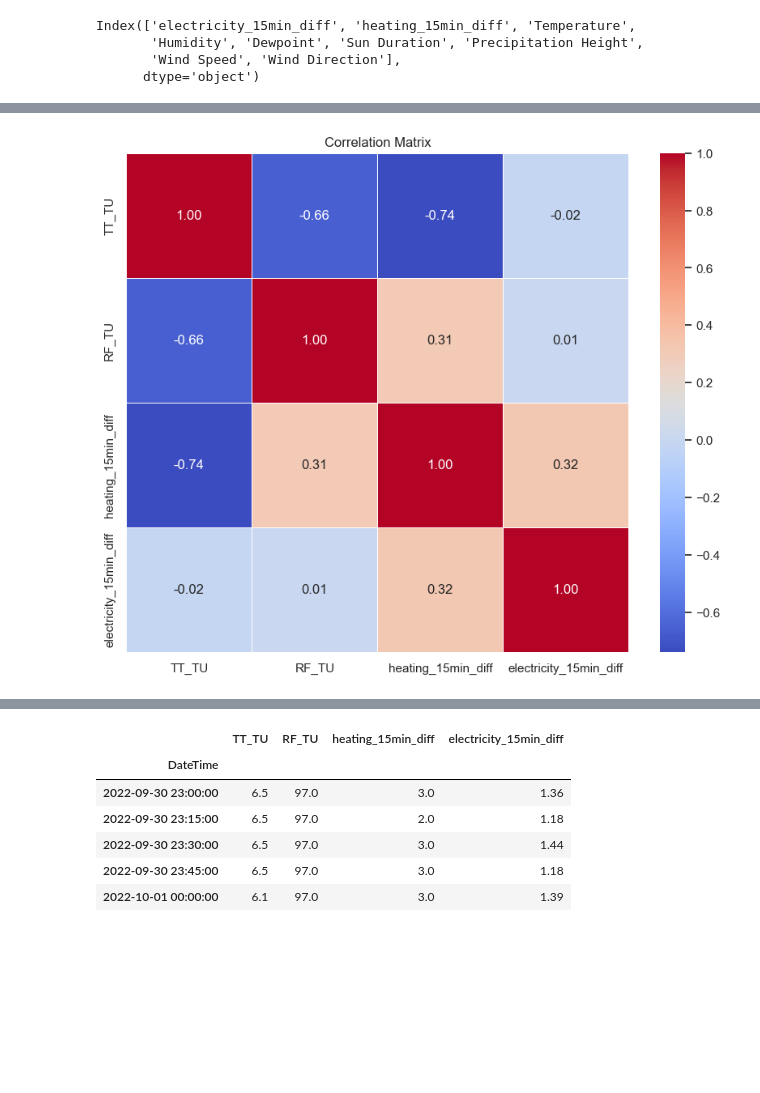
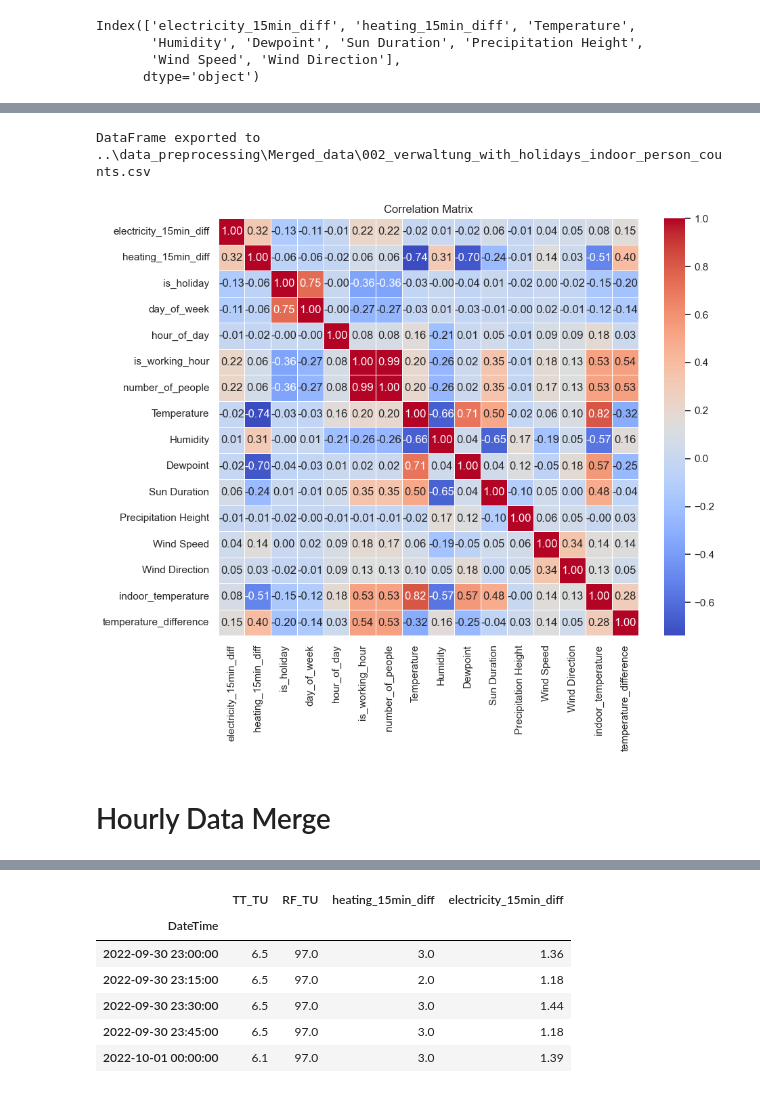
Before and after one commit to Albertyao1993/ECM_Prediction, a Jupyter notebook: EDA/Merge_data_demo.ipynb, the cells around one changed output, grey strips where cells are left out. Cells and saved outputs as stored; diff of their text form; code cells hidden in the pictures; blank space fills up the shorter version.

```diff
--- a/EDA/Merge_data_demo.ipynb
+++ b/EDA/Merge_data_demo.ipynb
@@ -163,0 +188,2 @@ Index(['electricity_15min_diff', 'heating_15min_diff', 'Temperature',
+# %%
+df_merged_count_person = df_with_indoor_person.merge(df_weather, on='DateTime', how='left')
@@ -163,0 +206,4 @@ Index(['electricity_15min_diff', 'heating_15min_diff', 'Temperature',
+# %%
+df_merged_count_person.fillna(method='ffill', inplace=True)
+# %%
+df_merged_count_person.set_index('DateTime', inplace=True)
@@ -163,0 +235,6 @@ Index(['electricity_15min_diff', 'heating_15min_diff', 'Temperature',
+# %%
+# Add the indoor temperature column
+df_merged_count_person['indoor_temperature'] = np.where(df_merged_count_person['is_working_hour'], 22, df_merged_count_person['Temperature'])
+
+# Add the difference column
+df_merged_count_person['temperature_difference'] = df_merged_count_person['indoor_temperature'] - df_merged_count_person['Temperature']
@@ -164,18 +258,34 @@ Index(['electricity_15min_diff', 'heating_15min_diff', 'Temperature',
+# %%
+# Define the output folder and file path
+output_folder = '..\\data_preprocessing\\Merged_data'
+output_file = os.path.join(output_folder, '002_verwaltung_with_holidays_indoor_person_counts.csv')
+
+# Create the folder if it doesn't exist
+os.makedirs(output_folder, exist_ok=True)
+
+# Export the DataFrame to a CSV file
+df_merged_count_person.to_csv(output_file)
+
+print(f"DataFrame exported to {output_file}")
+# %% [output]
+DataFrame exported to ..\data_preprocessing\Merged_data\002_verwaltung_with_holidays_indoor_person_counts.csv
 # %%
 
 # Calculate the correlation matrix
-corr_matrix = df.corr()
+corr_matrix = df_merged_count_person.corr()
 
 # Set up the matplotlib figure
 plt.figure(figsize=(10, 8))
 
 # Draw the heatmap with the correlation matrix
 sns.heatmap(corr_matrix, annot=True, cmap='coolwarm', fmt='.2f', linewidths=.5)
 
 # Set the title
 plt.title('Correlation Matrix')
 
 # Show the plot
 plt.show()
 # %% [output]
-[figure, old version]
+[figure, new version]
+# %% [markdown]
+# Hourly Data Merge
```
Also changed, not shown: parts of 17 cells of this notebook, 15 other files.
